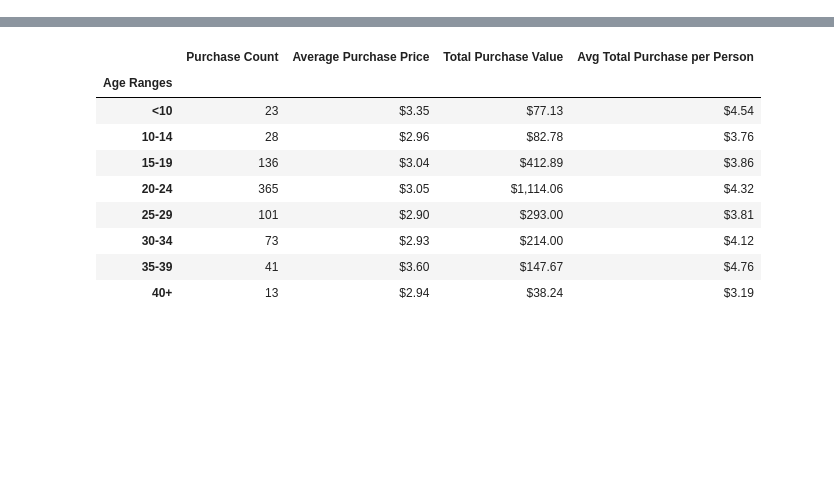
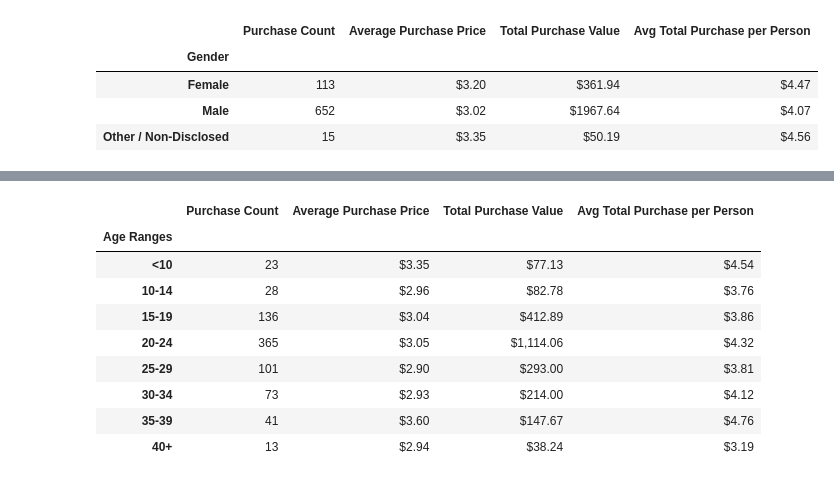
Before and after one commit to tritchlin/pandas-challenge, a Jupyter notebook: HeroesOfPymoli/HeroesOfPymoli_starter.ipynb, the cells around one changed output, grey strips where cells are left out. Cells and saved outputs as stored; diff of their text form; code cells hidden in the pictures; blank space fills up the shorter version.

```diff
--- a/HeroesOfPymoli/HeroesOfPymoli_starter.ipynb
+++ b/HeroesOfPymoli/HeroesOfPymoli_starter.ipynb
@@ -147,0 +44,18 @@ Name: Gender, dtype: object
+# %%
+# Calculate player count by unique SN and gender
+gender_count = player_unique_df.groupby("Gender").count()
+
+gender_df = pd.DataFrame(gender_count)
+gender_df = gender_df.rename(columns={"SN":"Total Count"})
+
+# Change above player count to percentages
+gender_percentage = (gender_df["Total Count"] / player_count)*100
+gender_percentage = gender_percentage.apply("{:.2f}%".format)
+gender_percentage_df = pd.DataFrame(gender_percentage)
+gender_percentage_df = gender_percentage_df.rename(columns={"Total Count":"Percentage of Players"})
+
+# Merge 2 dataframes to show count and percentage. Source: https://www.dataindependent.com/pandas/pandas-merge/
+
+gender_demographics_df = pd.merge(gender_df["Total Count"],gender_percentage_df["Percentage of Players"],on="Gender")
+
+gender_demographics_df
@@ -147,0 +68,26 @@ Name: Gender, dtype: object
+# %%
+# Run basic calculations to obtain purchase count, avg. purchase price, avg. purchase total per person etc. by gender
+gender_sorted_df = purchase_data_df.groupby(["Gender"])
+gender_purch_count = gender_sorted_df["Gender"].count()
+gender_average = gender_sorted_df["Price"].mean()
+total_purchase_value = gender_sorted_df["Price"].sum()
+avg_total_per = total_purchase_value/(gender_df["Total Count"])
+
+# Create a summary data frame to hold the results
+gender_summary = {"Purchase Count":gender_purch_count,"Average Purchase Price":gender_average,"Total Purchase Value":total_purchase_value,"Avg Total Purchase per Person":avg_total_per}
+
+# Edit columns for cleaner formatting
+gender_summary_df = pd.DataFrame(gender_summary)
+gender_summary_df["Purchase Count"] = gender_purch_count
+gender_summary_df["Average Purchase Price"] = gender_average.apply("${:.2f}".format)
+gender_summary_df["Total Purchase Value"] = total_purchase_value.apply("${:.2f}".format)
+gender_summary_df["Avg Total Purchase per Person"] = avg_total_per.apply("${:.2f}".format)
+
+# Display the summary data frame
+gender_summary_df
+# %% [output]
+|  | Purchase Count | Average Purchase Price | Total Purchase Value | Avg Total Purchase per Person |
+| Gender |  |  |  |  |
+| Female | 113 | $3.20 | $361.94 | $4.47 |
+| Male | 652 | $3.02 | $1967.64 | $4.07 |
+| Other / Non-Disclosed | 15 | $3.35 | $50.19 | $4.56 |
```
Also changed, not shown: parts of 29 cells of this notebook.
